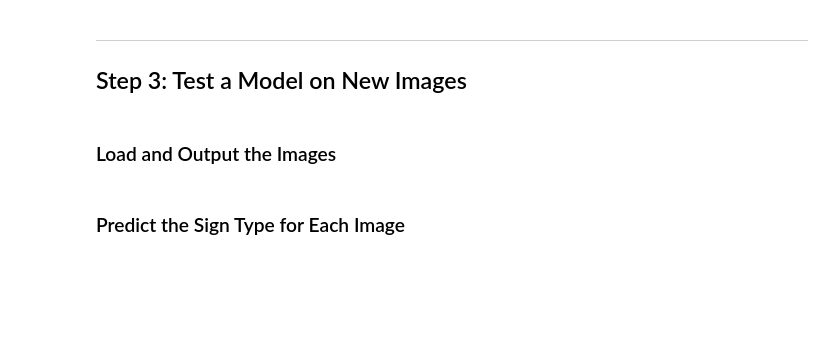
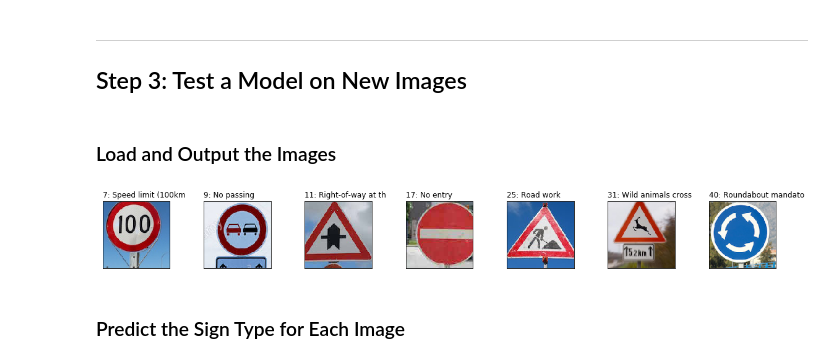
Before and after one commit to liamondrop/traffic-sign-classifier, a Jupyter notebook: Traffic_Sign_Classifier.ipynb, the cells around one changed output. Drawn from its saved outputs; the diff is of its cells as text; code cells hidden in the pictures; blank space fills up the shorter version.

```diff
--- a/Traffic_Sign_Classifier.ipynb
+++ b/Traffic_Sign_Classifier.ipynb
@@ -282,26 +282,21 @@ with tf.Session() as sess:
 # %% [markdown]
 ### Load and Output the Images
 # %%
+sign_classes = np.array((7,9,11,17,25,31,40))
+n_signs = len(sign_classes)
 sign_data = np.empty((n_signs, 32, 32, 3), dtype=np.uint8)
-sign_classes = np.array((7,17,9,11,25,40,31))
-sign_paths = ("./signs/100-kph.jpg",
-              "./signs/no-entry.jpg",
-              "./signs/no-passing.jpg",
-              "./signs/right-of-way.jpg",
-              "./signs/road-work.jpg",
-              "./signs/roundabout.jpg",
-              "./signs/wild-animals.jpg")
+sign_path = "./signs/{}.jpg"
 
-n_signs = len(sign_paths)
 plt.figure(figsize=(20,2))
-for i in range(n_signs):
-    sign = cv2.cvtColor(cv2.imread(sign_paths[i], cv2.IMREAD_COLOR), cv2.COLOR_BGR2RGB)
+for i, label in enumerate(sign_classes):
+    sign = cv2.cvtColor(cv2.imread(sign_path.format(label), cv2.IMREAD_COLOR), cv2.COLOR_BGR2RGB)
     sign_data[i] = cv2.resize(sign, (32,32))
-    label = str(sign_classes[i])
     plt.subplot(1, n_signs, i+1, xticks=[], yticks=[])
     plt.imshow(sign)
-    plt.title("{}: {}".format(label, class_labels[label][:15]), loc="left")
+    plt.title("{}: {}".format(label, class_labels[str(label)][:18]), loc="left")
 plt.show()
+# %% [output]
+[figure, added]
 # %% [markdown]
 ### Predict the Sign Type for Each Image
 # %%
```
Also changed, not shown: parts of 4 cells of this notebook.
